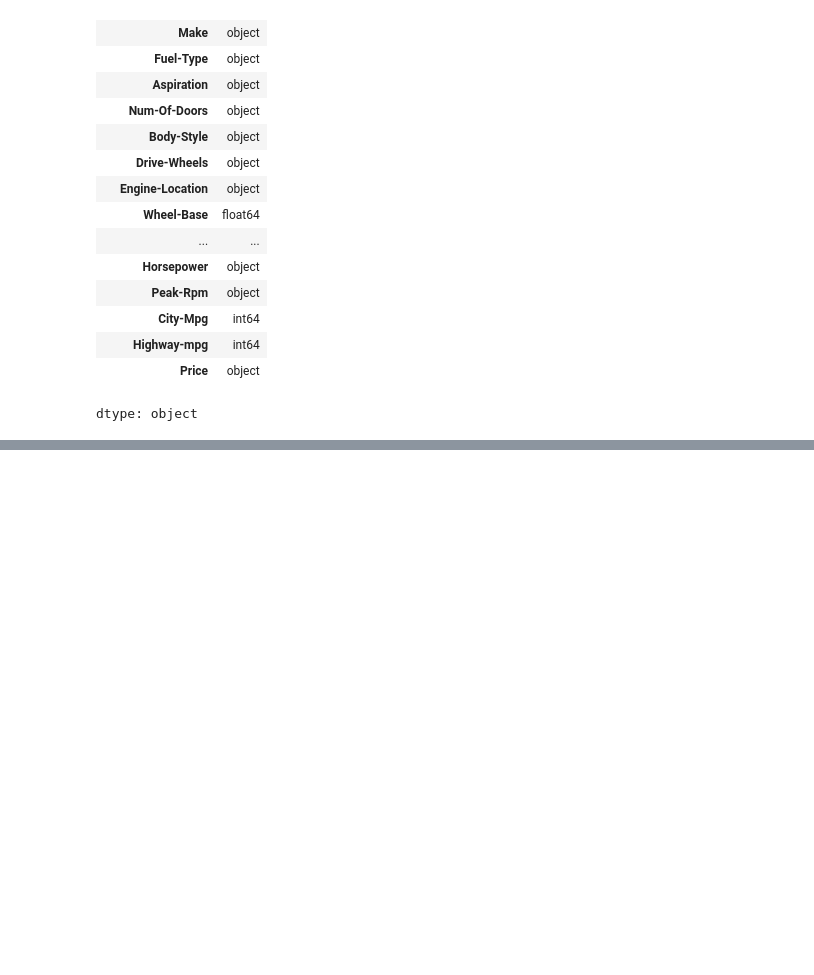
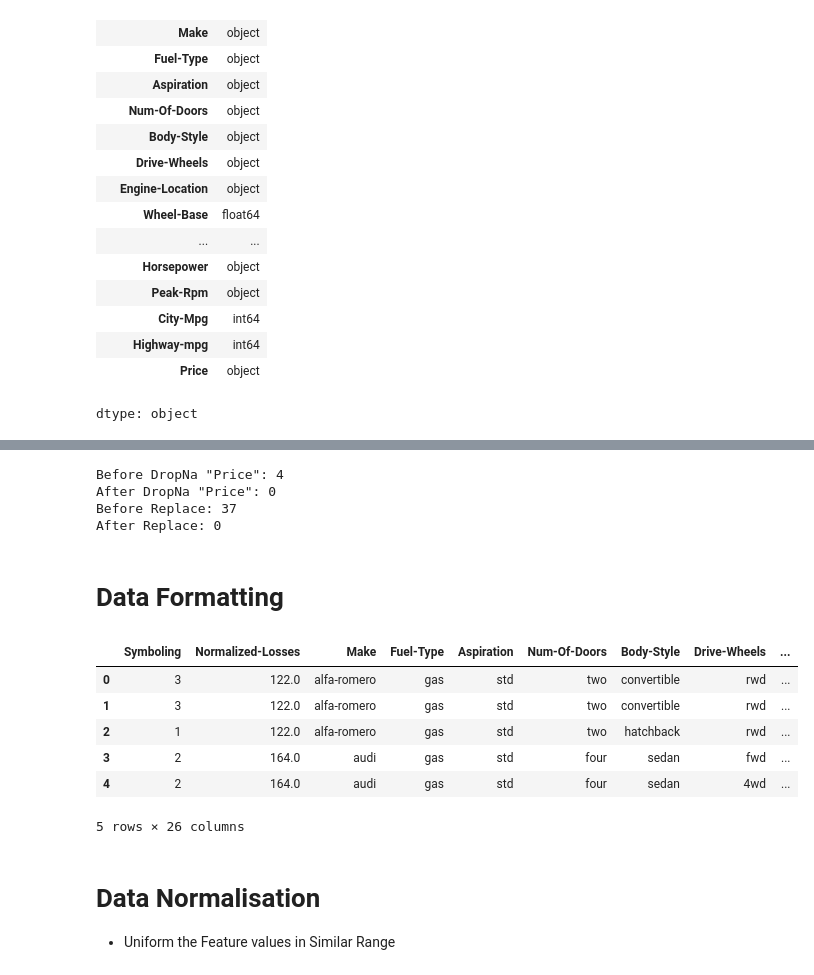
Before and after one commit to pri-cd/Data-Science-ML, a Jupyter notebook: IBM-Cognitive-Class/Problem-Sol.ipynb, the cells around one changed output, grey strips where cells are left out. Drawn from its saved outputs; the diff is of its cells as text; code cells hidden in the pictures; blank space fills up the shorter version.

Commit message:
Added Multiple Entries under Data Wrangling!

```diff
--- a/IBM-Cognitive-Class/Problem-Sol.ipynb
+++ b/IBM-Cognitive-Class/Problem-Sol.ipynb
@@ -104,0 +96,38 @@ dtype: object
+# %%
+df = dfs.copy()
+df.replace('?', np.nan, inplace=True)
+
+# 1. Dropping NA Values
+print(f"Before DropNa \"Price\": {df['Price'].isna().sum()}")
+df.dropna(subset=['Price'], axis=0, inplace=True)
+print(f"After DropNa \"Price\": {df['Price'].isna().sum()}")
+
+# 2. Replacing With Mean Values!
+print(f"Before Replace: {df['Normalized-Losses'].isna().sum()}")
+df['Normalized-Losses'] = pd.to_numeric(df['Normalized-Losses'], errors='coerce')
+
+mn = df['Normalized-Losses'].mean()
+df['Normalized-Losses'].replace(np.nan, mn, inplace=True)
+print(f"After Replace: {df['Normalized-Losses'].isna().sum()}")
+# %% [output]
+Before DropNa "Price": 4
+After DropNa "Price": 0
+Before Replace: 37
+After Replace: 0
+# %% [markdown]
+# **Data Formatting**
+# %%
+df['City-Mpg'] = 235/df['City-Mpg']
+df.rename(columns={'City-Mpg': 'City-L/100km'}, inplace=True)
+df.head()
+# %% [output]
+|  | Symboling | Normalized-Losses | Make | Fuel-Type | Aspiration | Num-Of-Doors | Body-Style | Drive-Wheels | ... |
+| 0 | 3 | 122.0 | alfa-romero | gas | std | two | convertible | rwd | ... |
+| 1 | 3 | 122.0 | alfa-romero | gas | std | two | convertible | rwd | ... |
+| 2 | 1 | 122.0 | alfa-romero | gas | std | two | hatchback | rwd | ... |
+| 3 | 2 | 164.0 | audi | gas | std | four | sedan | fwd | ... |
+| 4 | 2 | 164.0 | audi | gas | std | four | sedan | 4wd | ... |
+5 rows × 26 columns
+# %% [markdown]
+# **Data Normalisation**
+- Uniform the Feature values in Similar Range
```
Also changed, not shown: parts of 4 cells of this notebook.
